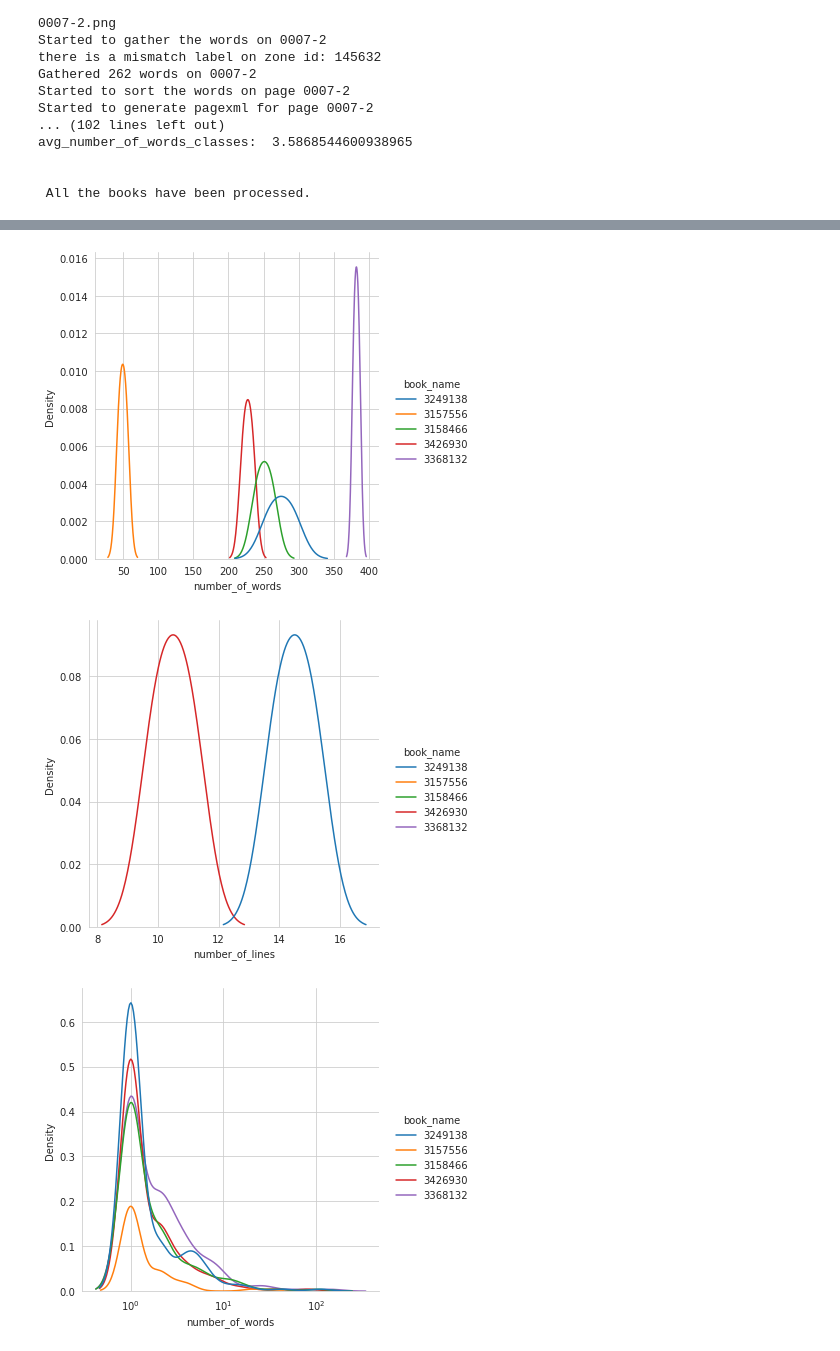
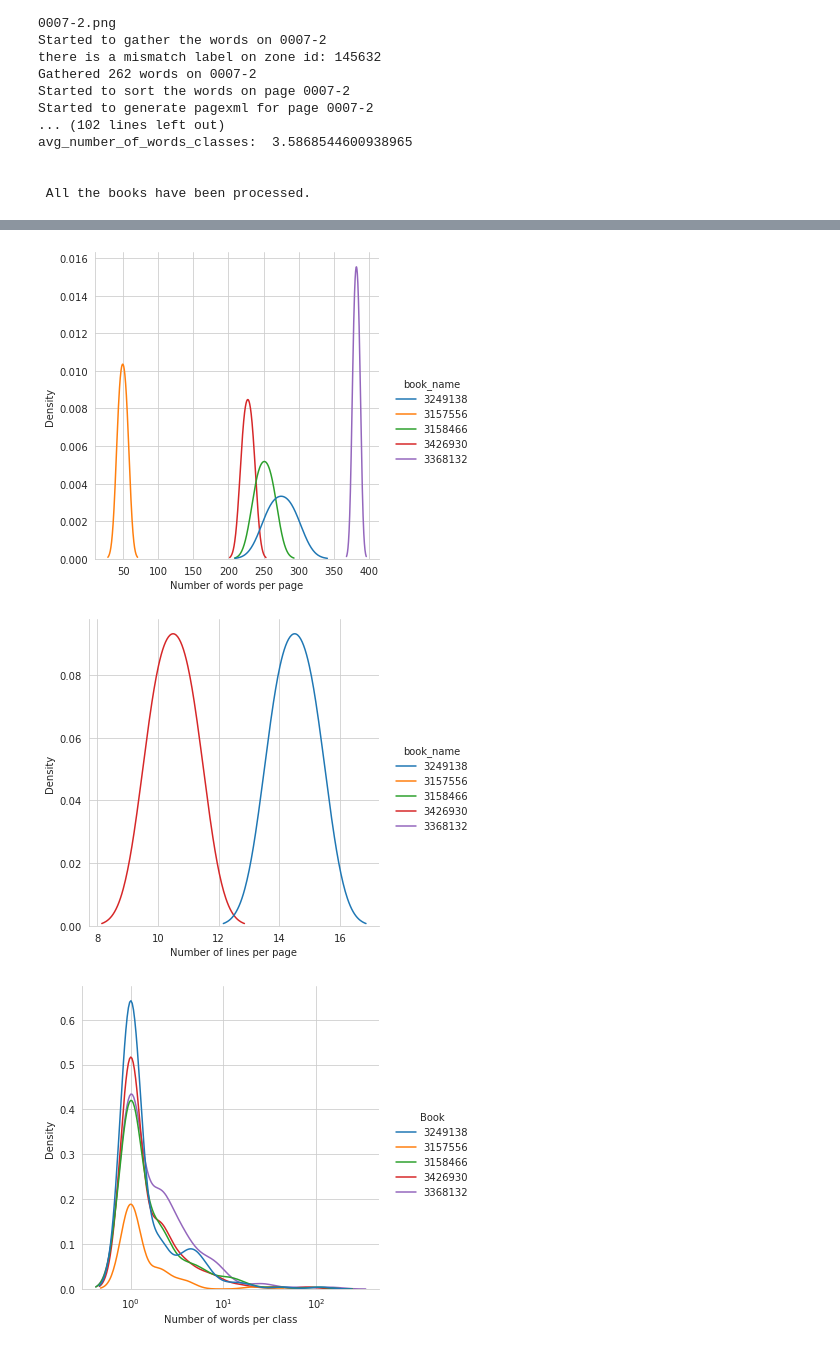
Before and after one commit to beratkurar/vmlhd_dataset_text_line_annotations_from_word_annotations, a Jupyter notebook: vml_pagexml_line_and_word_labels_from_word_labels_with_statistics.ipynb, the cells around one changed output, grey strips where cells are left out. Drawn from its saved outputs; the diff is of its cells as text; code cells hidden in the pictures.

```diff
--- a/vml_pagexml_line_and_word_labels_from_word_labels_with_statistics.ipynb
+++ b/vml_pagexml_line_and_word_labels_from_word_labels_with_statistics.ipynb
@@ -374,21 +375,25 @@ snsplot.savefig('all_books_word_dist_per_line.png', dpi=300)
 # %%
 sns.set_style('whitegrid')
 all_books_word_dist_per_page_df["number_of_words"] = all_books_word_dist_per_page_df["number_of_words"].astype(int)
-sns.displot(data=all_books_word_dist_per_page_df, x="number_of_words", hue="book_name", kind="kde")
-snsplot.savefig('all_books_word_dist_per_page.png', dpi=300)
+plot2=sns.displot(data=all_books_word_dist_per_page_df, x="number_of_words", hue="book_name", kind="kde")
+plot2.set_axis_labels("Number of words per page", "Density")
+plot2.savefig('all_books_word_dist_per_page.png', dpi=300)
 # %% [output]
-[figure, old version]
+[figure, new version]
 # %%
 sns.set_style('whitegrid')
 all_books_line_dist_per_page_df["number_of_lines"] = all_books_line_dist_per_page_df["number_of_lines"].astype(int)
-sns.displot(data=all_books_line_dist_per_page_df, x="number_of_lines", hue="book_name", kind="kde")
-snsplot.savefig('all_books_line_dist_per_page.png', dpi=300)
+plot3=sns.displot(data=all_books_line_dist_per_page_df, x="number_of_lines", hue="book_name", kind="kde")
+plot3.set_axis_labels("Number of lines per page", "Density")
+plot3.savefig('all_books_line_dist_per_page.png', dpi=300)
 # %% [output]
-[figure, old version]
+[figure, new version]
 # %%
 sns.set_style('whitegrid')
 all_books_word_dist_per_class_df["number_of_words"] = all_books_word_dist_per_class_df["number_of_words"].astype(int)
-sns.displot(data=all_books_word_dist_per_class_df, x="number_of_words", hue="book_name", kind="kde", log_scale=True)
-snsplot.savefig('all_books_word_dist_per_class.png', dpi=300)
+plot4=sns.displot(data=all_books_word_dist_per_class_df, x="number_of_words", hue="book_name", kind="kde", log_scale=True)
+plot4.set_axis_labels("Number of words per class", "Density")
+plot4._legend.set_title('Book')
+plot4.savefig('all_books_word_dist_per_class.png', dpi=300)
 # %% [output]
-[figure, old version]
+[figure, new version]
```
Also changed, not shown: parts of 3 cells of this notebook.
